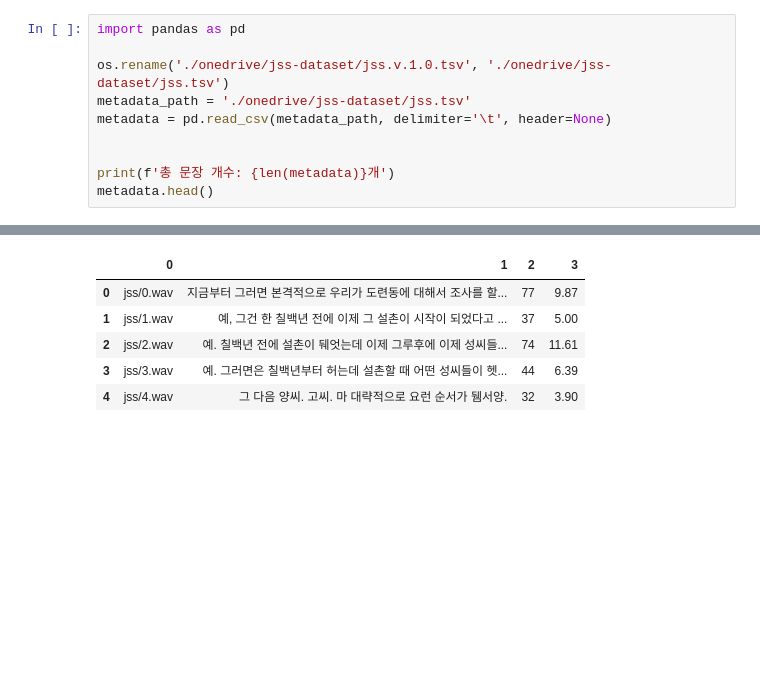
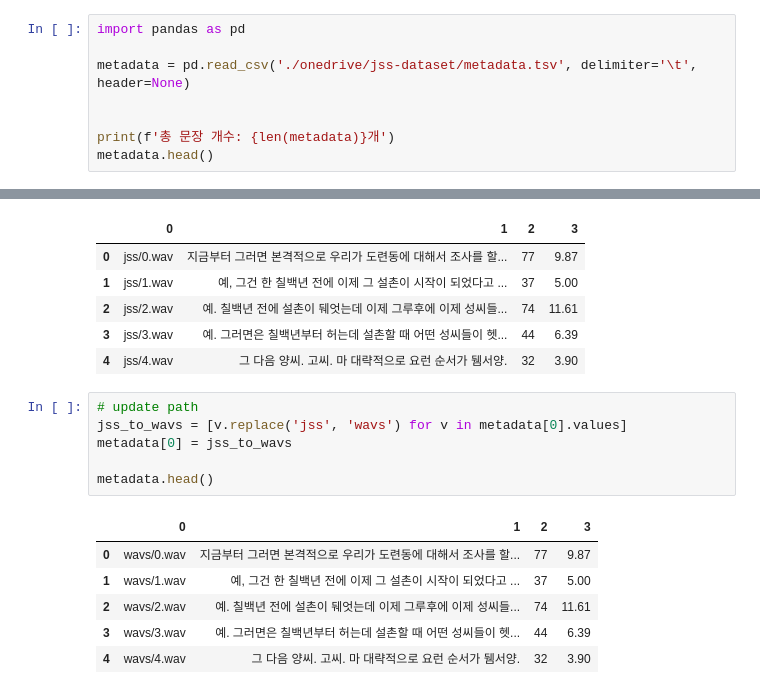
Before and after one commit to watchstep/glow-tts-jejueo, a Jupyter notebook: prepare-data.ipynb, the cells around one changed output, grey strips where cells are left out. Cells and saved outputs as stored; diff of their text form; blank space fills up the shorter version.

```diff
--- a/prepare-data.ipynb
+++ b/prepare-data.ipynb
@@ -146,9 +154,7 @@ jss  jss.v.1.0.tsv
 # %%
 import pandas as pd
 
-os.rename('./onedrive/jss-dataset/jss.v.1.0.tsv', './onedrive/jss-dataset/jss.tsv')
-metadata_path = './onedrive/jss-dataset/jss.tsv'
-metadata = pd.read_csv(metadata_path, delimiter='\t', header=None)
+metadata = pd.read_csv('./onedrive/jss-dataset/metadata.tsv', delimiter='\t', header=None)
 
 
 print(f'총 문장 개수: {len(metadata)}개')
@@ -161,3 +167,16 @@ metadata.head()
 | 2 | jss/2.wav | 예. 칠백년 전에 설촌이 뒈엇는데 이제 그루후에 이제 성씨들... | 74 | 11.61 |
 | 3 | jss/3.wav | 예. 그러면은 칠백년부터 허는데 설촌할 때 어떤 성씨들이 헷... | 44 | 6.39 |
 | 4 | jss/4.wav | 그 다음 양씨. 고씨. 마 대략적으로 요런 순서가 뒘서양. | 32 | 3.90 |
+# %%
+# update path
+jss_to_wavs = [v.replace('jss', 'wavs') for v in metadata[0].values]
+metadata[0] = jss_to_wavs
+
+metadata.head()
+# %% [output]
+|  | 0 | 1 | 2 | 3 |
+| 0 | wavs/0.wav | 지금부터 그러면 본격적으로 우리가 도련동에 대해서 조사를 할... | 77 | 9.87 |
+| 1 | wavs/1.wav | 예, 그건 한 칠백년 전에 이제 그 설촌이 시작이 되었다고 ... | 37 | 5.00 |
+| 2 | wavs/2.wav | 예. 칠백년 전에 설촌이 뒈엇는데 이제 그루후에 이제 성씨들... | 74 | 11.61 |
+| 3 | wavs/3.wav | 예. 그러면은 칠백년부터 허는데 설촌할 때 어떤 성씨들이 헷... | 44 | 6.39 |
+| 4 | wavs/4.wav | 그 다음 양씨. 고씨. 마 대략적으로 요런 순서가 뒘서양. | 32 | 3.90 |
```
Also changed, not shown: parts of 16 cells of this notebook, 1 other file.
